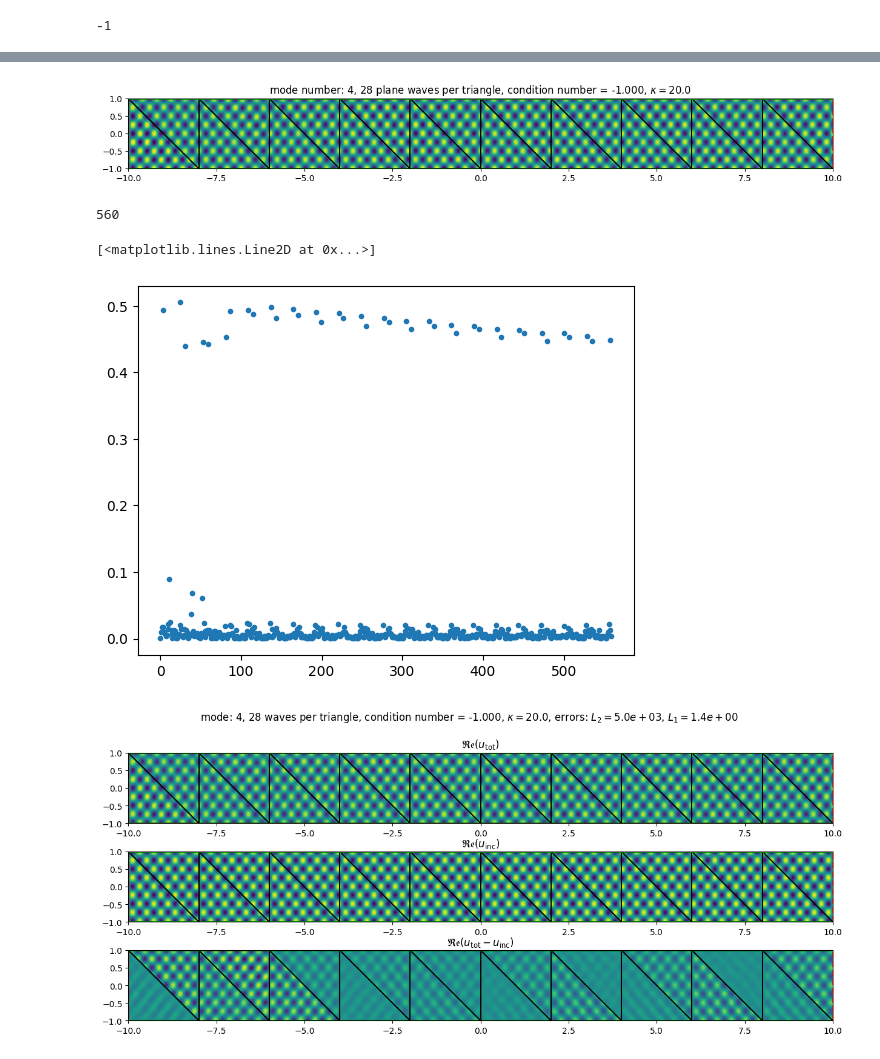
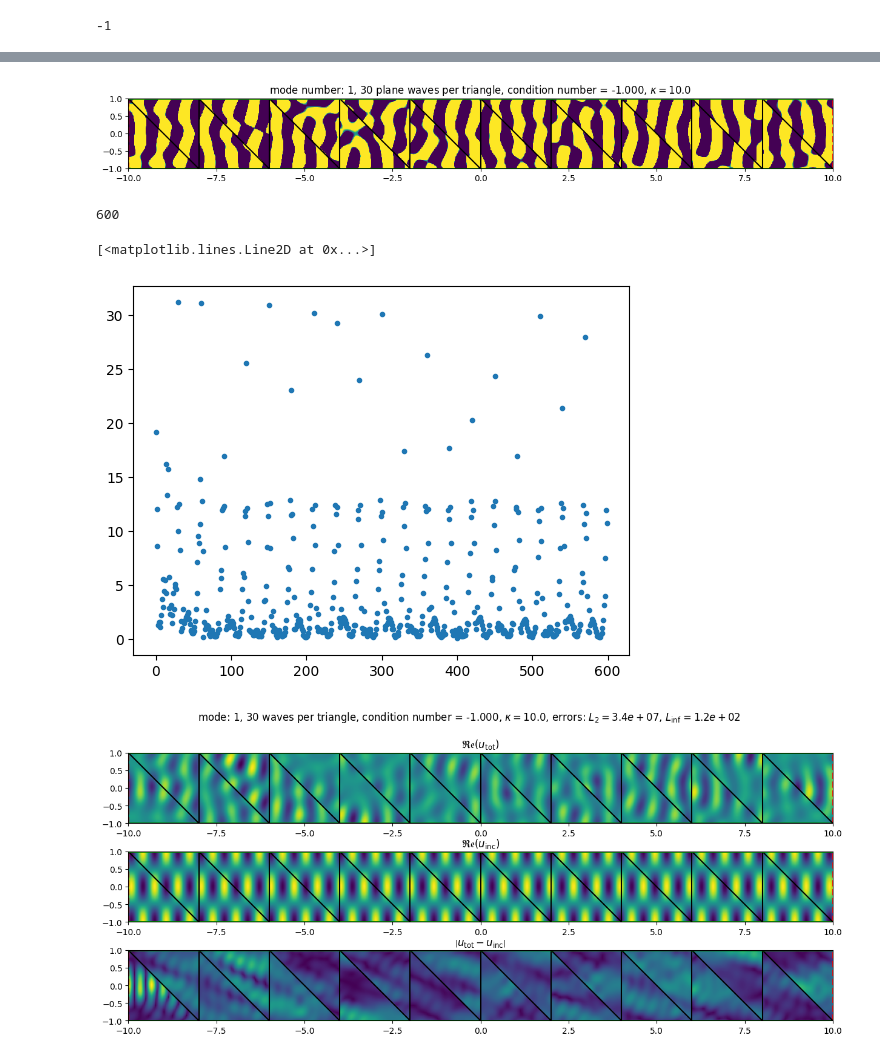
Before and after one commit to MPenaR/UWVFTrefftz, a Jupyter notebook: src/UWVF_Trefftz_demo_full_sides.ipynb, the cells around one changed output, grey strips where cells are left out. Drawn from its saved outputs; the diff is of its cells as text; code cells hidden in the pictures.

```diff
--- a/src/UWVF_Trefftz_demo_full_sides.ipynb
+++ b/src/UWVF_Trefftz_demo_full_sides.ipynb
@@ -152,7 +152,7 @@ and the definition of the "plus" and "minus" quantities...
 # %%
   # checkPlusMinus(Edges, Baricenters)
 # %%
-kappa_e = 20.
+kappa_e = 10.
 kappa_i = 5.
 # %%
 # #optimal angle for mode "t" : th = arcsin( lambda /  (2H))
@@ -162,13 +162,13 @@ kappa_i = 5.
 # Nth = int(2*np.pi / dth)
 # Nth
 # %%
-Nth = 28
-
-V = TrefftzSpace(Omega, Nth, {"Omega_i" : kappa_i , "Omega_e" : kappa_e}, 0.0)
+Nth = 30
+th = 0.
+V = TrefftzSpace(Omega, Nth, {"Omega_i" : kappa_i , "Omega_e" : kappa_e}, th )
 # %%
 
 
-a, b, d1, d2 = 0.5, 0.5, 0.5, 0.0
+a, b, d1, d2 = 0.5, 0.5, 0.5, 0.5
 
 #A = AssembleMatrix(V, Edges, kappa_e, H, a, b, d1, d2, Np=15)
 A = AssembleMatrix_full_sides(V, Edges, kappa_e, H, a, b, d1, d2, Np=15)
@@ -186,5 +186,5 @@ plt.imshow(np.abs(A), cmap='bone')
 # %%
-t = 4
+t = 1
 B = AssembleRHS(V, Edges, kappa_e, H, d2, t=t, full_sides=True)
 # %%
 DOFs = np.linalg.solve(A,B)
@@ -214,16 +214,16 @@ save = False
 if save:
     plt.savefig(f'test_{t}_{Nth}_d2.png')
 # %% [output]
-[figure, old version]
+[figure, new version]
 # %%
 len(DOFs)
 # %% [output]
-560
+600
 # %%
 plt.plot(np.abs(DOFs),'.')
 # %% [output]
 [<matplotlib.lines.Line2D at 0x...>]
-[figure, old version]
+[figure, new version]
 # %%
 fig, ax = plt.subplots( nrows = 3, figsize=(15,6))
 
@@ -234,38 +234,38 @@ ax[0].axis('square')
 ax[0].set_xlim([-R,R])
 ax[0].set_ylim([-H,H])
 
 Z_inc = np.exp(1j*np.sqrt(complex(kappa_e**2 - (t*np.pi/H)**2))*X)*np.cos(t*np.pi*Y/H)
 
 L2_err = np.sum(np.abs(Z - Z_inc)**2)
-L1_err = np.max(np.abs(Z - Z_inc))
+L_inf_err = np.max(np.abs(Z - Z_inc))
 
 
 ax[1].imshow(np.real(Z_inc), origin="lower", extent=[-R,R,-H,H])
 
 checkLabels(Edges, ax[1])
 ax[1].axis('square')
 ax[1].set_xlim([-R,R])
 ax[1].set_ylim([-H,H])
 
 
 
-ax[2].imshow(np.real(Z-Z_inc), origin="lower", extent=[-R,R,-H,H])
+ax[2].imshow(np.abs(Z-Z_inc), origin="lower", extent=[-R,R,-H,H])
 
 checkLabels(Edges, ax[2])
 ax[2].axis('square')
 ax[2].set_xlim([-R,R])
 ax[2].set_ylim([-H,H])
 
-fig.suptitle(f'mode: {t}, {Nth} waves per triangle, condition number = {Ncond: .3f}, $\\kappa={kappa_e:.1f}$, errors: $L_2={L2_err:.1e}$, $L_1={L1_err:.1e}$')
+fig.suptitle(f'mode: {t}, {Nth} waves per triangle, condition number = {Ncond: .3f}, $\\kappa={kappa_e:.1f}$, errors: $L_2={L2_err:.1e}$, $L_\\inf={L_inf_err:.1e}$')
 ax[0].set_title('$\\mathfrak{Re}\\left(u_\\mathrm{tot}\\right)$')
 ax[1].set_title('$\\mathfrak{Re}\\left(u_\\mathrm{inc}\\right)$')
-ax[2].set_title('$\\mathfrak{Re}\\left(u_\\mathrm{tot}-u_\\mathrm{inc}\\right)$')
+ax[2].set_title('$\\left\\vert u_\\mathrm{tot}-u_\\mathrm{inc}\\right\\vert$')
 
 save = False
 if save:
     plt.savefig(f'both_{t}_{Nth}_d2.png')
 # %% [output]
-[figure, old version]
+[figure, new version]
 # %%
 plt.plot(y,np.real(Z[:,0]), label='$\\mathfrak{Re}\\left(u_\\mathrm{tot}\\right)$')
 plt.plot(y,np.real(Z_inc[:,0]), label='$\\mathfrak{Re}\\left(u_\\mathrm{inc}\\right)$')
```
Also changed, not shown: parts of 2 cells of this notebook, 6 other files.
